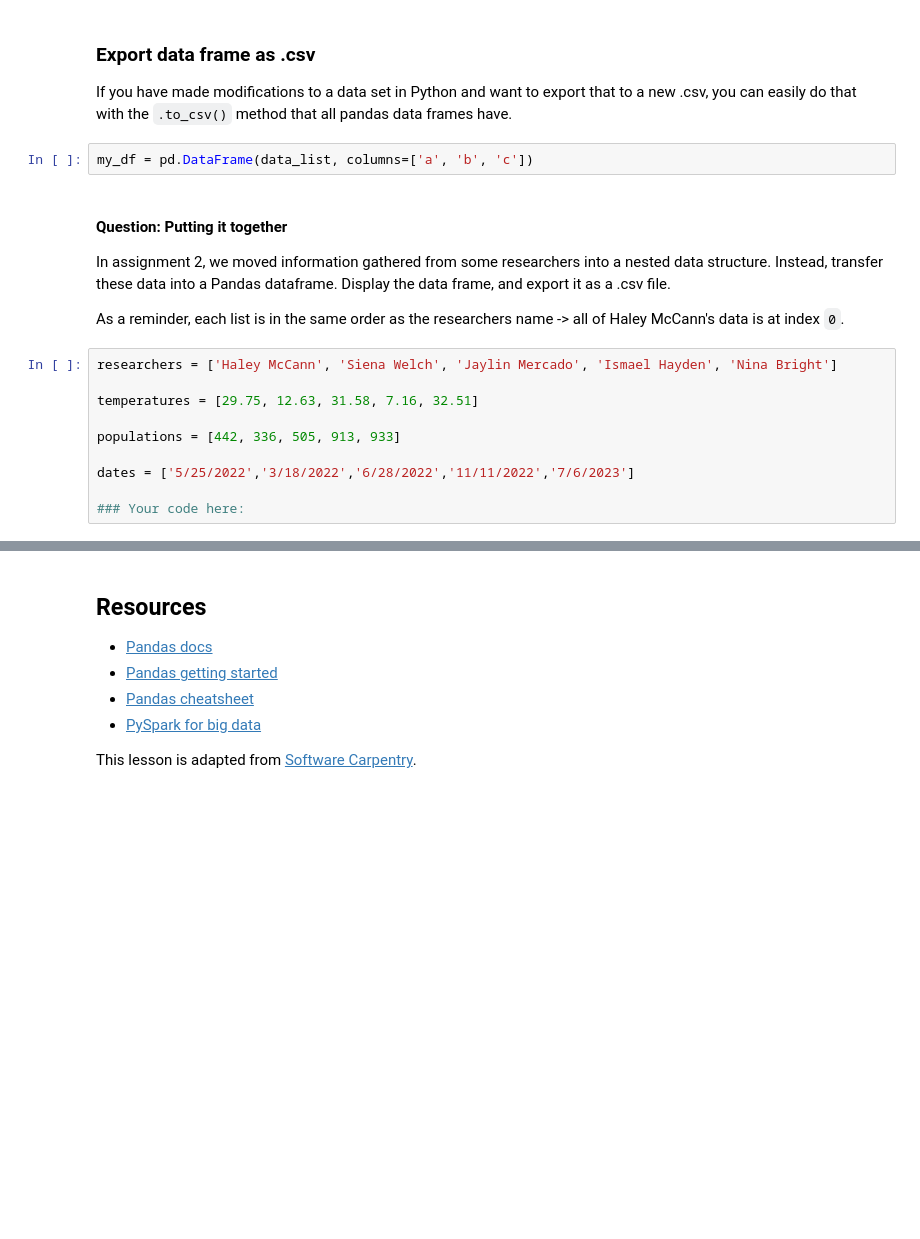
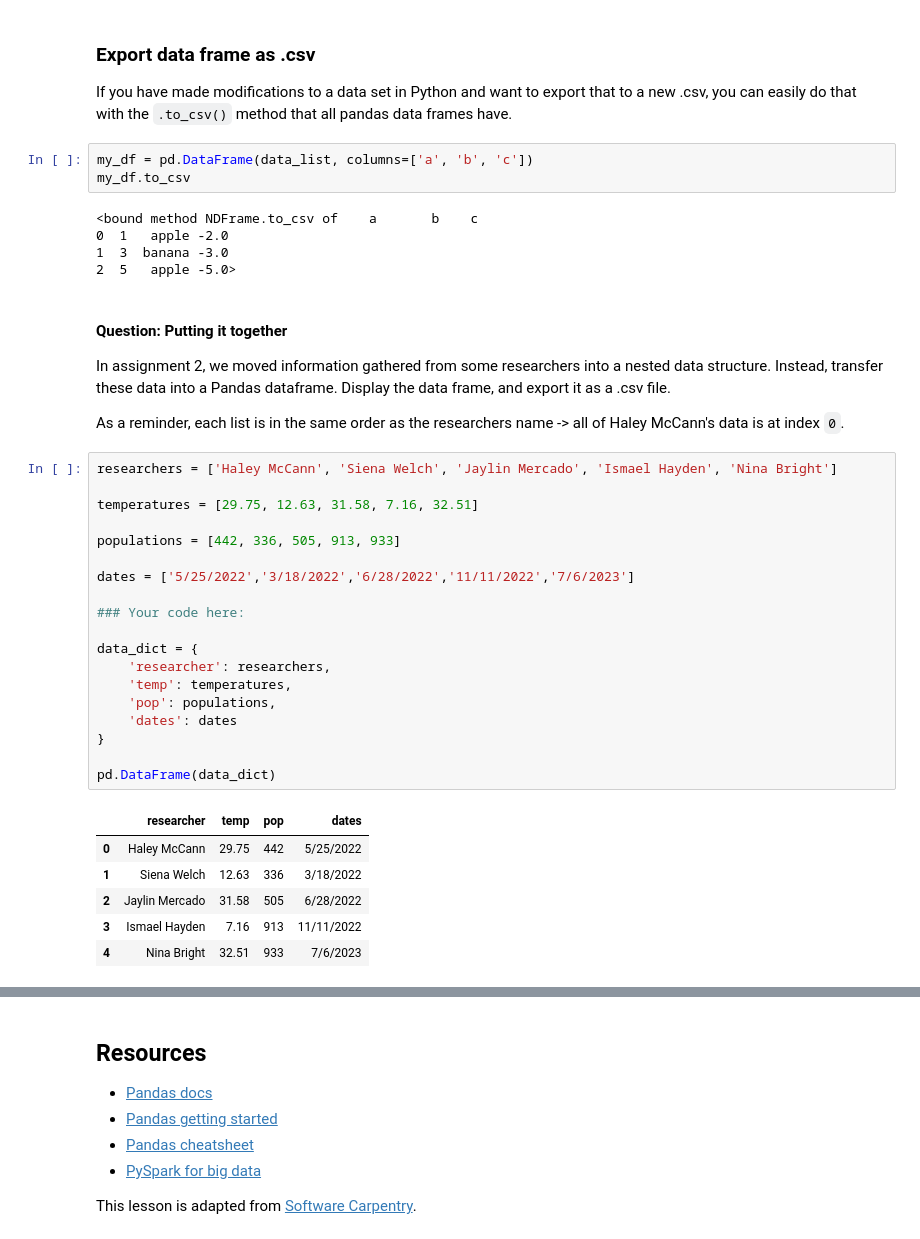
Before and after one commit to maggiedelre/python, a Jupyter notebook: data-analysis/pandas-codealong.ipynb, the cells around one changed output, grey strips where cells are left out. Cells and saved outputs as stored; diff of their text form; blank space fills up the shorter version.

```diff
--- a/data-analysis/pandas-codealong.ipynb
+++ b/data-analysis/pandas-codealong.ipynb
@@ -383,6 +458,12 @@ Note: we need to save this as a variable to use it in the future.
 If you have made modifications to a data set in Python and want to export that to a new .csv, you can easily do that with the `.to_csv()` method that all pandas data frames have.
 # %%
 my_df = pd.DataFrame(data_list, columns=['a', 'b', 'c'])
+my_df.to_csv
+# %% [output]
+<bound method NDFrame.to_csv of    a       b    c
+0  1   apple -2.0
+1  3  banana -3.0
+2  5   apple -5.0>
 # %% [markdown]
 #### Question: Putting it together
 
@@ -392,10 +473,26 @@ As a reminder, each list is in the same order as the researchers name -> all of
 # %%
 researchers = ['Haley McCann', 'Siena Welch', 'Jaylin Mercado', 'Ismael Hayden', 'Nina Bright']
 
 temperatures = [29.75, 12.63, 31.58, 7.16, 32.51]
 
 populations = [442, 336, 505, 913, 933]
 
 dates = ['5/25/2022','3/18/2022','6/28/2022','11/11/2022','7/6/2023']
 
 ### Your code here:
+
+data_dict = {
+    'researcher': researchers,
+    'temp': temperatures,
+    'pop': populations,
+    'dates': dates
+}
+
+pd.DataFrame(data_dict)
+# %% [output]
+|  | researcher | temp | pop | dates |
+| 0 | Haley McCann | 29.75 | 442 | 5/25/2022 |
+| 1 | Siena Welch | 12.63 | 336 | 3/18/2022 |
+| 2 | Jaylin Mercado | 31.58 | 505 | 6/28/2022 |
+| 3 | Ismael Hayden | 7.16 | 913 | 11/11/2022 |
+| 4 | Nina Bright | 32.51 | 933 | 7/6/2023 |
```
Also changed, not shown: parts of 9 cells of this notebook.
